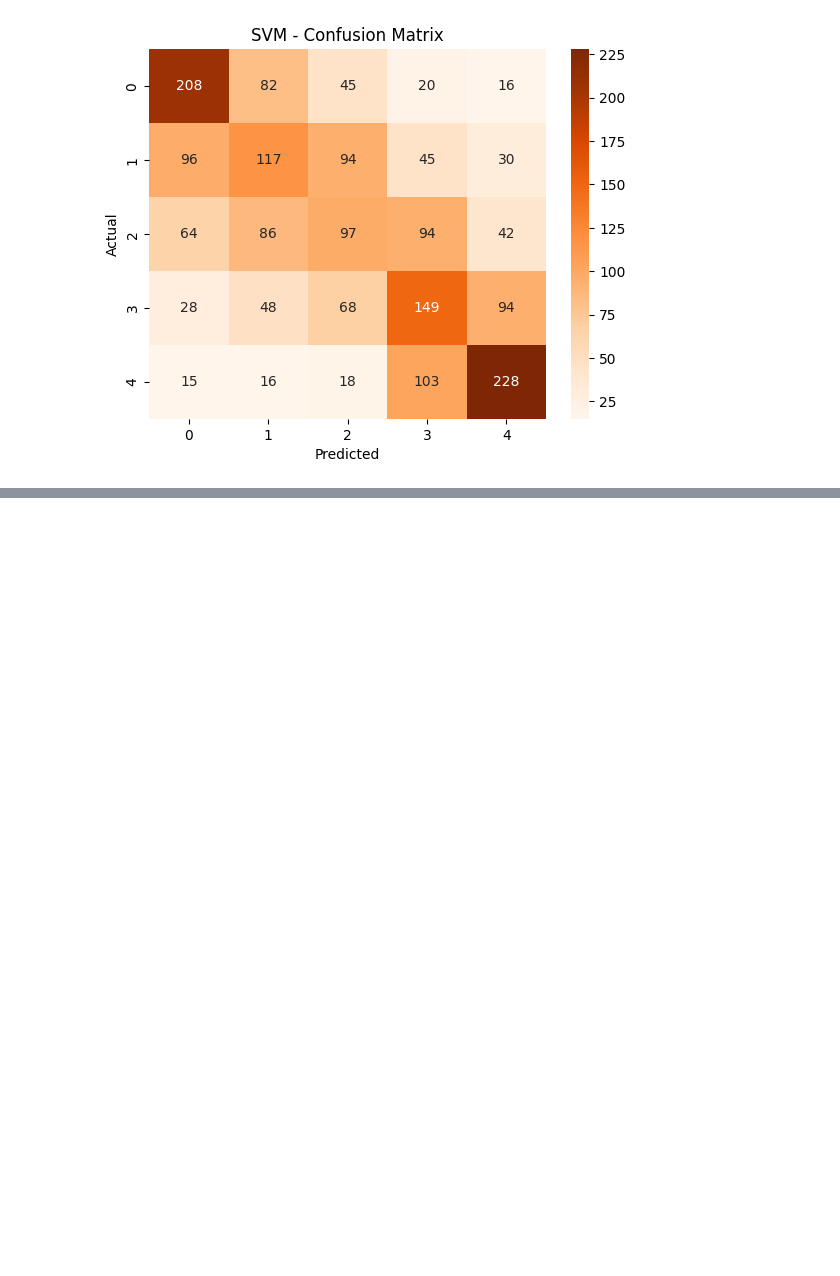
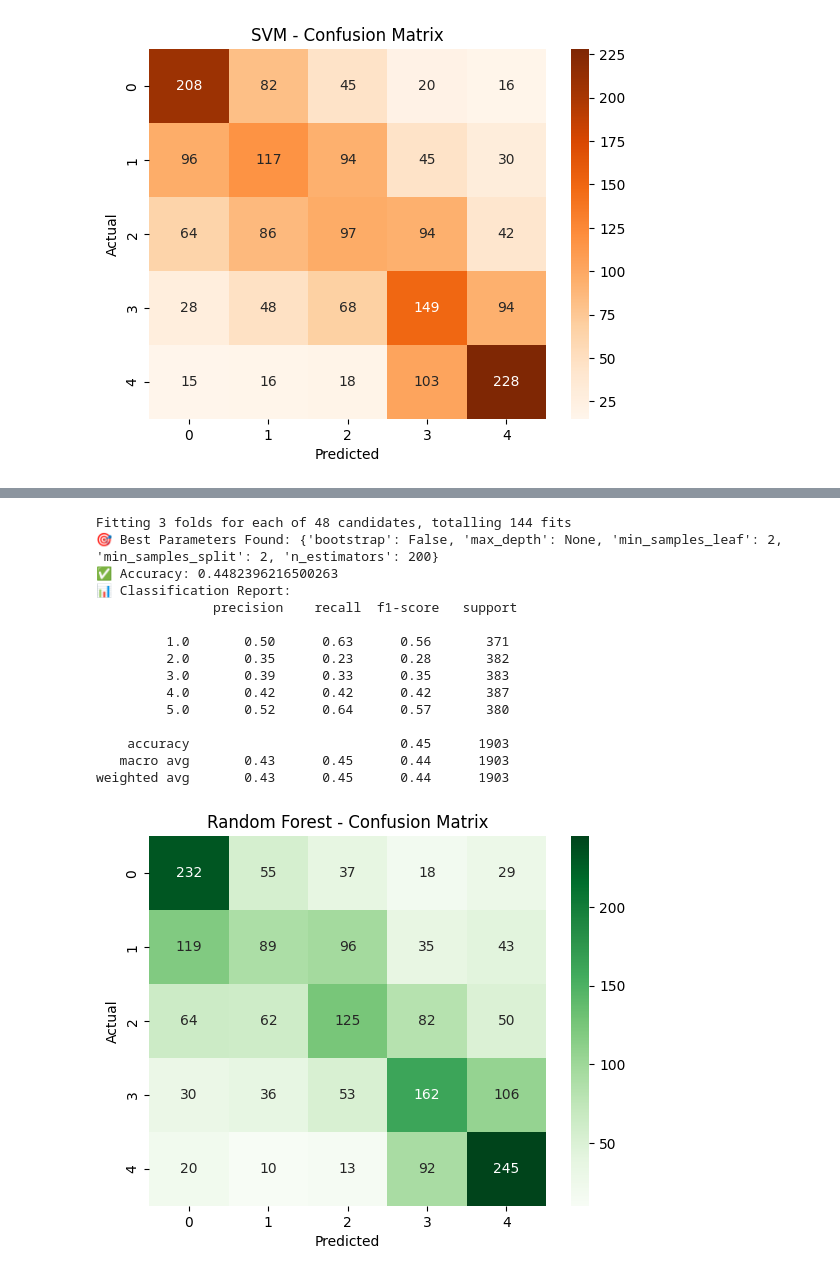
Before and after one commit to rajasak/Automated-Review-Rating-System, a Jupyter notebook: notebooks/balanced_train.ipynb, the cells around one changed output, grey strips where cells are left out. Cells and saved outputs as stored; diff of their text form; code cells hidden in the pictures; blank space fills up the shorter version.

```diff
--- a/notebooks/balanced_train.ipynb
+++ b/notebooks/balanced_train.ipynb
@@ -320,0 +375,60 @@ weighted avg       0.44      0.45      0.44      1903
+# %%
+from sklearn.ensemble import RandomForestClassifier
+from sklearn.model_selection import GridSearchCV
+from sklearn.metrics import accuracy_score, classification_report, confusion_matrix
+import seaborn as sns
+import matplotlib.pyplot as plt
+
+# Define the parameter grid
+param_grid = {
+    'n_estimators': [100, 200],
+    'max_depth': [None, 10, 20],
+    'min_samples_split': [2, 5],
+    'min_samples_leaf': [1, 2],
+    'bootstrap': [True, False]
+}
+
+# Initialize RandomForestClassifier
+rf = RandomForestClassifier(random_state=42)
+
+# Setup GridSearchCV
+grid_search = GridSearchCV(estimator=rf, param_grid=param_grid,
+                           cv=3, n_jobs=-1, verbose=1, scoring='accuracy')
+
+# Fit on training data
+grid_search.fit(Xtrain_vec, y_train)
+
+# Best model
+best_rf = grid_search.best_estimator_
+
+# Predict
+y_pred_rf = best_rf.predict(Xtest_vec)
+
+# Evaluation
+print("🎯 Best Parameters Found:", grid_search.best_params_)
+print("✅ Accuracy:", accuracy_score(y_test, y_pred_rf))
+print("📊 Classification Report:\n", classification_report(y_test, y_pred_rf))
+
+# Confusion Matrix
+sns.heatmap(confusion_matrix(y_test, y_pred_rf), annot=True, fmt="d", cmap="Greens")
+plt.title("Random Forest - Confusion Matrix")
+plt.xlabel("Predicted")
+plt.ylabel("Actual")
+plt.show()
+# %% [output]
+Fitting 3 folds for each of 48 candidates, totalling 144 fits
+🎯 Best Parameters Found: {'bootstrap': False, 'max_depth': None, 'min_samples_leaf': 2, 'min_samples_split': 2, 'n_estimators': 200}
+✅ Accuracy: 0.4482396216500263
+📊 Classification Report:
+               precision    recall  f1-score   support
+
+         1.0       0.50      0.63      0.56       371
+         2.0       0.35      0.23      0.28       382
+         3.0       0.39      0.33      0.35       383
+         4.0       0.42      0.42      0.42       387
+         5.0       0.52      0.64      0.57       380
+
+    accuracy                           0.45      1903
+   macro avg       0.43      0.45      0.44      1903
+weighted avg       0.43      0.45      0.44      1903
+[figure, added]
```
Also changed, not shown: parts of 6 cells of this notebook.
